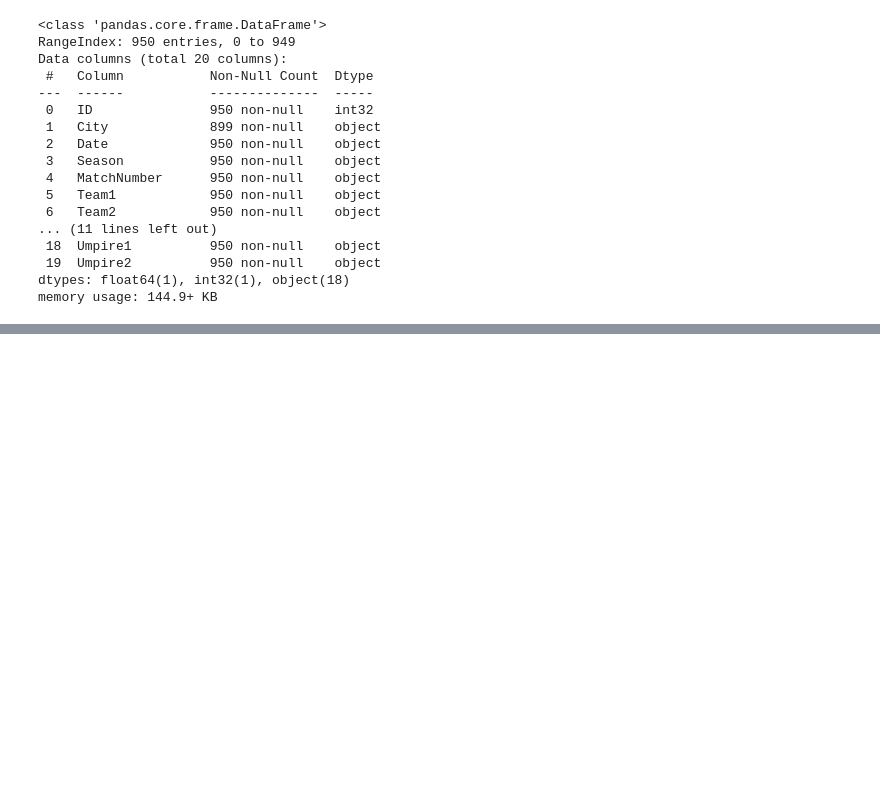
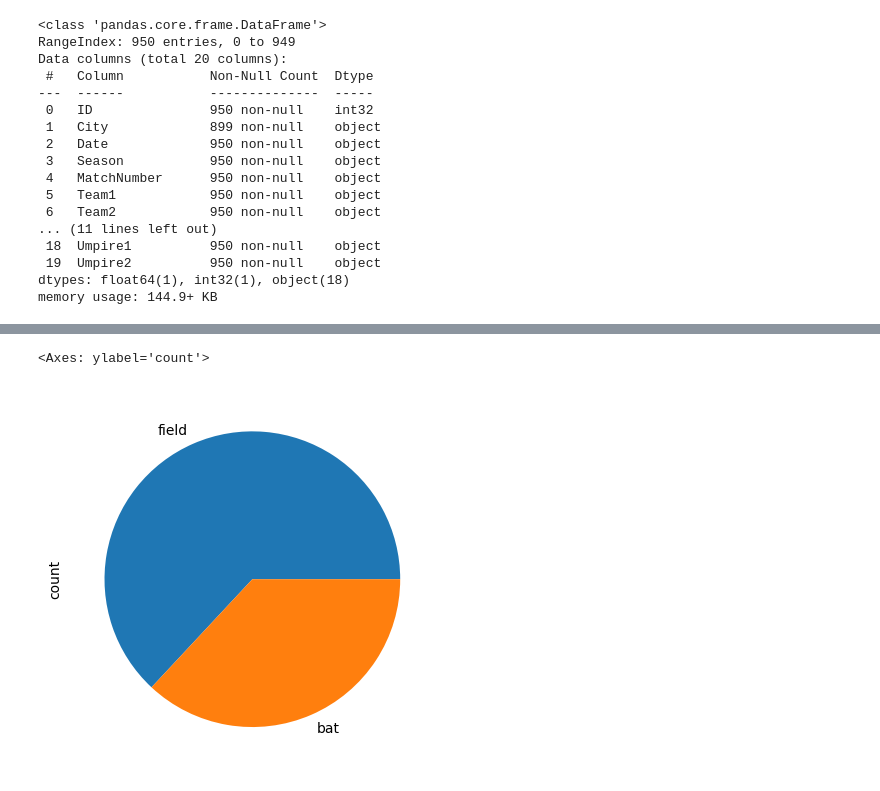
Before and after one commit to anshulkansal121/Python-Programming, a Jupyter notebook: Pandas/Pandas DataFrame.ipynb, the cells around one changed output, grey strips where cells are left out. Saved outputs shown, nothing was run; the diff lists cells and outputs as text; code cells hidden in the pictures; blank space fills up the shorter version.

```diff
--- a/Pandas/Pandas DataFrame.ipynb
+++ b/Pandas/Pandas DataFrame.ipynb
@@ -619,0 +654,6 @@ memory usage: 144.9+ KB
+# %%
+# Toss Decision Plot
+ipl['TossDecision'].value_counts().plot(kind = "pie")
+# %% [output]
+<Axes: ylabel='count'>
+[figure, added]
```
Also changed, not shown: parts of 28 cells of this notebook.
